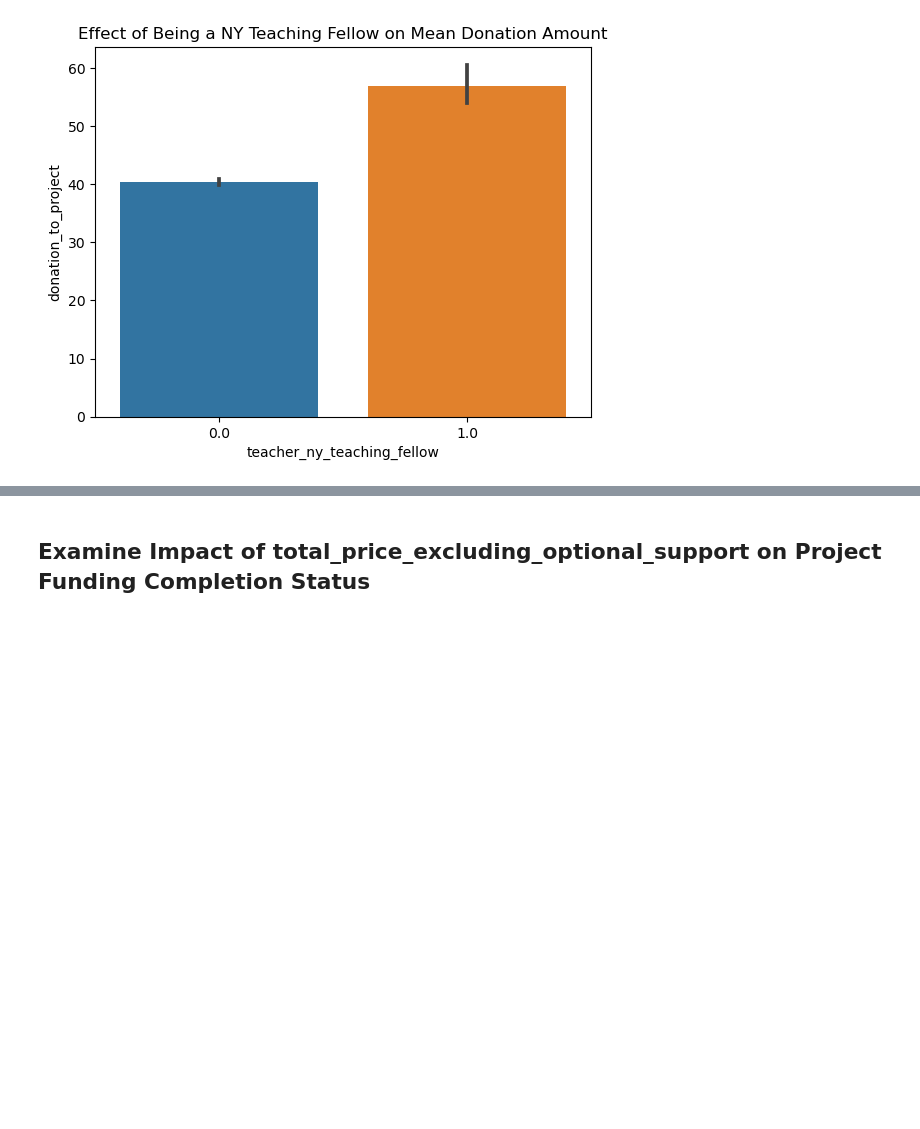
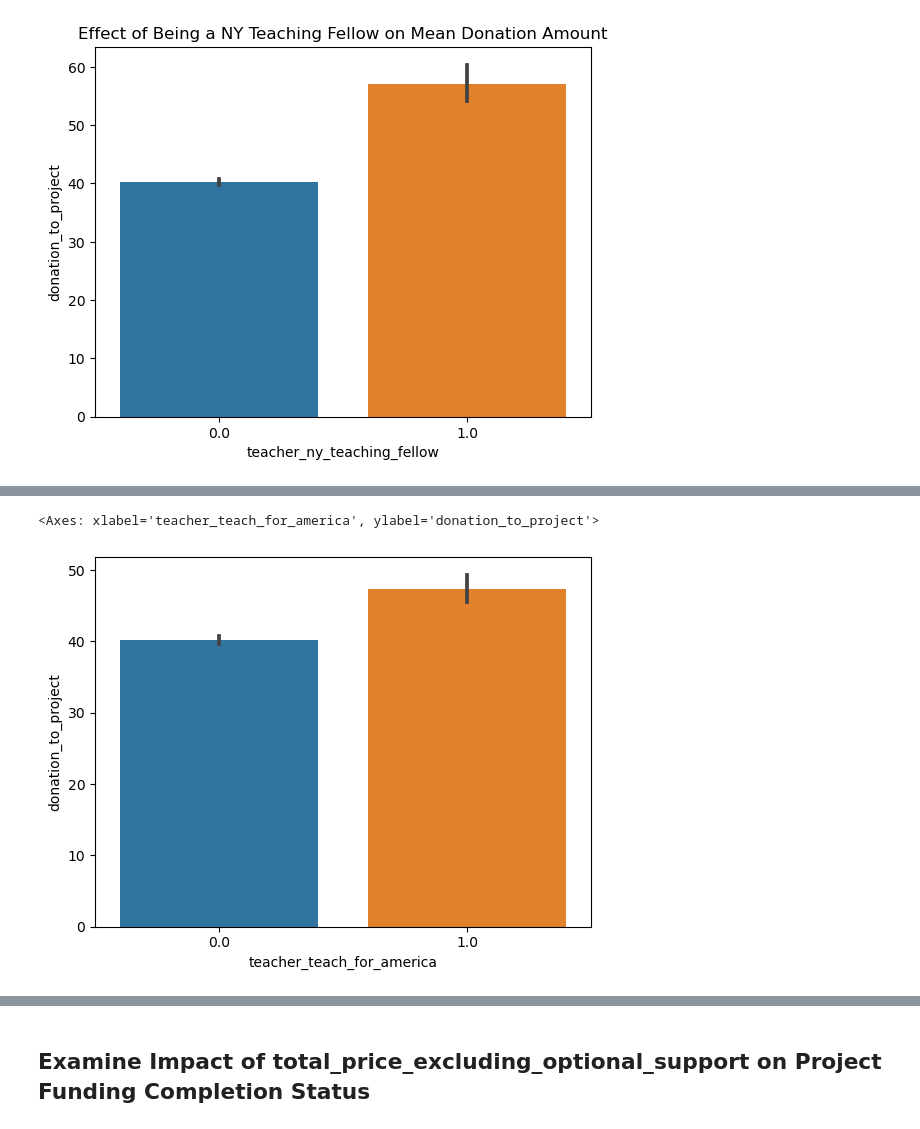
Before and after one commit to wallychang88/pythonforbusiness, a Jupyter notebook: Project_starterFile.ipynb, the cells around one changed output, grey strips where cells are left out. Saved outputs shown, nothing was run; the diff lists cells and outputs as text; code cells hidden in the pictures; blank space fills up the shorter version.

```diff
--- a/Project_starterFile.ipynb
+++ b/Project_starterFile.ipynb
@@ -140,0 +154,5 @@ plt.show()
+# %%
+sns.barplot(combined_df, x="teacher_teach_for_america", y="donation_to_project")
+# %% [output]
+<Axes: xlabel='teacher_teach_for_america', ylabel='donation_to_project'>
+[figure, added]
```
Also changed, not shown: parts of 6 cells of this notebook.
